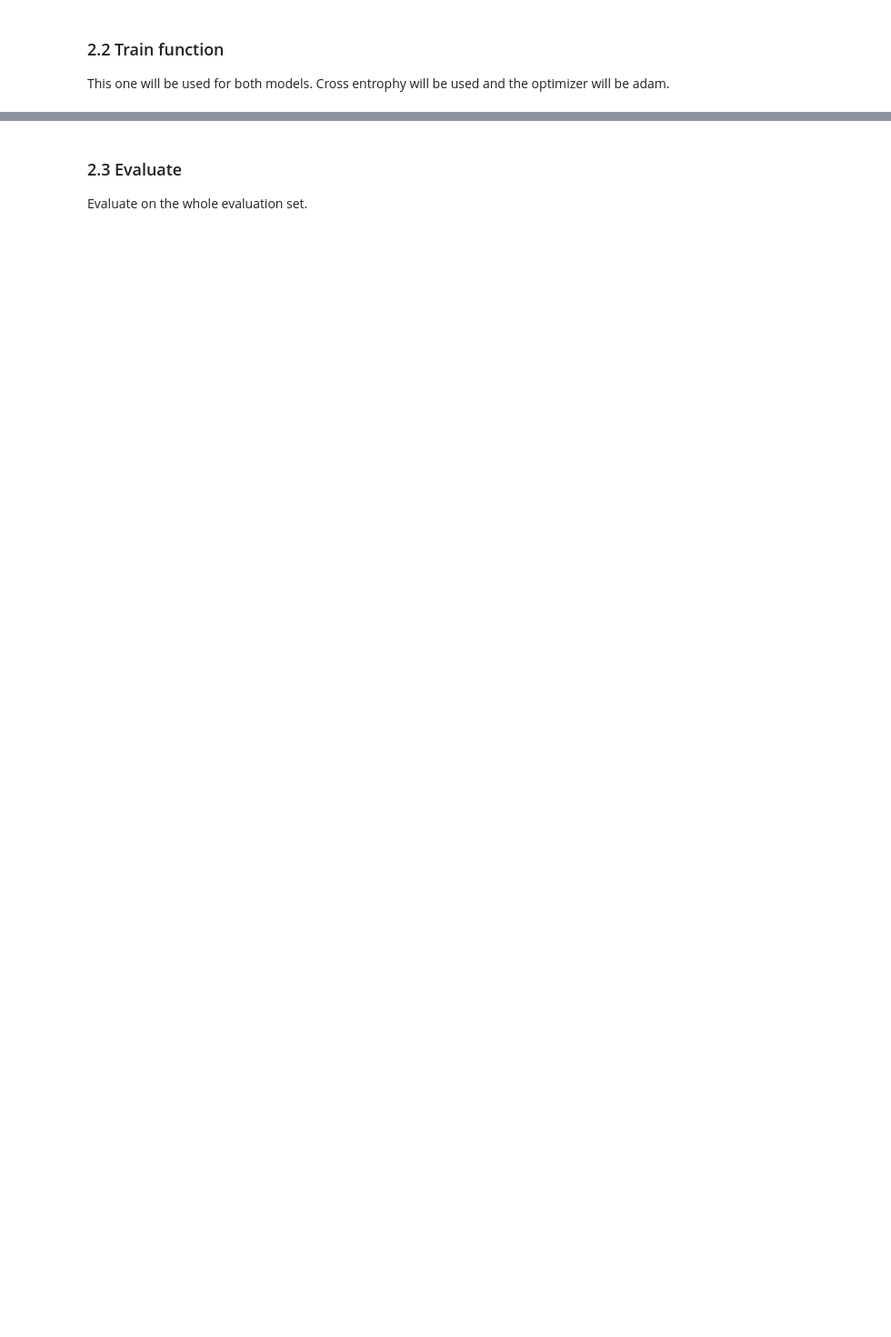
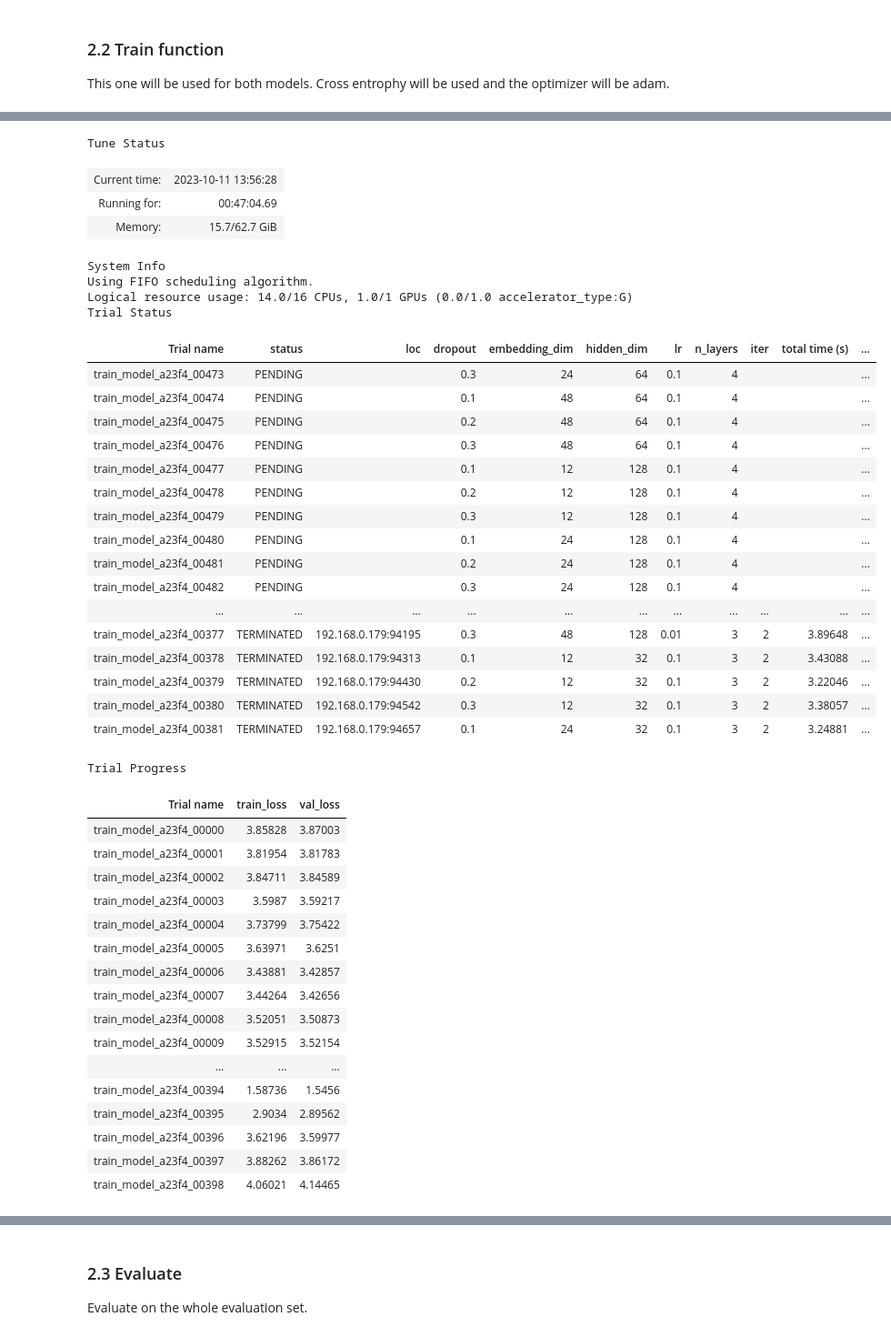
Before and after one commit to Kryptagora/JazzNet, a Jupyter notebook: Models.ipynb, the cells around one changed output, grey strips where cells are left out. Shown: that part at 91% size. Cells and saved outputs as stored; diff of their text form; code cells hidden in the pictures; blank space fills up the shorter version.

```diff
--- a/Models.ipynb
+++ b/Models.ipynb
@@ -276,0 +289,11 @@ Epoch 100/100: Train Loss: 0.8479 | Validation Loss: 1.3434
+# %%
+import ray
+from ray import train, tune
+
+config = {
+    "hidden_dim": tune.grid_search([48, 64, 128]),
+    "n_layers": tune.grid_search([2, 3]),
+    "embedding_dim": tune.grid_search([48, 64,92]),
+    "dropout": tune.grid_search([0.1, 0.2, 0.3]),
+    "lr": tune.grid_search([0.01, 0.02])
+}
@@ -276,0 +381,11 @@ Epoch 100/100: Train Loss: 0.8479 | Validation Loss: 1.3434
+# %%
+ray.init(ignore_reinit_error=True)
+analysis = tune.run(
+    train_model,
+    config=config,
+    num_samples=10,
+    resources_per_trial={"cpu": 14, "gpu": 1}
+)
+
+print("Best config: ", analysis.get_best_config(metric="val_loss", mode="min"))
+# %% [output]
@@ -276,0 +394,43 @@ Epoch 100/100: Train Loss: 0.8479 | Validation Loss: 1.3434
+Tune Status
+| Current time: | 2023-10-11 13:56:28 |
+| Running for: | 00:47:04.69 |
+| Memory: | 15.7/62.7 GiB |
+System Info
+Using FIFO scheduling algorithm.
+Logical resource usage: 14.0/16 CPUs, 1.0/1 GPUs (0.0/1.0 accelerator_type:G)
+Trial Status
+| Trial name | status | loc | dropout | embedding_dim | hidden_dim | lr | n_layers | iter | total time (s) | ... |
+| train_model_a23f4_00473 | PENDING |  | 0.3 | 24 | 64 | 0.1 | 4 |  |  | ... |
+| train_model_a23f4_00474 | PENDING |  | 0.1 | 48 | 64 | 0.1 | 4 |  |  | ... |
+| train_model_a23f4_00475 | PENDING |  | 0.2 | 48 | 64 | 0.1 | 4 |  |  | ... |
+| train_model_a23f4_00476 | PENDING |  | 0.3 | 48 | 64 | 0.1 | 4 |  |  | ... |
+| train_model_a23f4_00477 | PENDING |  | 0.1 | 12 | 128 | 0.1 | 4 |  |  | ... |
+| train_model_a23f4_00478 | PENDING |  | 0.2 | 12 | 128 | 0.1 | 4 |  |  | ... |
+| train_model_a23f4_00479 | PENDING |  | 0.3 | 12 | 128 | 0.1 | 4 |  |  | ... |
+| train_model_a23f4_00480 | PENDING |  | 0.1 | 24 | 128 | 0.1 | 4 |  |  | ... |
+| train_model_a23f4_00481 | PENDING |  | 0.2 | 24 | 128 | 0.1 | 4 |  |  | ... |
+| train_model_a23f4_00482 | PENDING |  | 0.3 | 24 | 128 | 0.1 | 4 |  |  | ... |
+| ... | ... | ... | ... | ... | ... | ... | ... | ... | ... | ... |
+| train_model_a23f4_00377 | TERMINATED | 192.168.0.179:94195 | 0.3 | 48 | 128 | 0.01 | 3 | 2 | 3.89648 | ... |
+| train_model_a23f4_00378 | TERMINATED | 192.168.0.179:94313 | 0.1 | 12 | 32 | 0.1 | 3 | 2 | 3.43088 | ... |
+| train_model_a23f4_00379 | TERMINATED | 192.168.0.179:94430 | 0.2 | 12 | 32 | 0.1 | 3 | 2 | 3.22046 | ... |
+| train_model_a23f4_00380 | TERMINATED | 192.168.0.179:94542 | 0.3 | 12 | 32 | 0.1 | 3 | 2 | 3.38057 | ... |
+| train_model_a23f4_00381 | TERMINATED | 192.168.0.179:94657 | 0.1 | 24 | 32 | 0.1 | 3 | 2 | 3.24881 | ... |
+Trial Progress
+| Trial name | train_loss | val_loss |
+| train_model_a23f4_00000 | 3.85828 | 3.87003 |
+| train_model_a23f4_00001 | 3.81954 | 3.81783 |
+| train_model_a23f4_00002 | 3.84711 | 3.84589 |
+| train_model_a23f4_00003 | 3.5987 | 3.59217 |
+| train_model_a23f4_00004 | 3.73799 | 3.75422 |
+| train_model_a23f4_00005 | 3.63971 | 3.6251 |
+| train_model_a23f4_00006 | 3.43881 | 3.42857 |
+| train_model_a23f4_00007 | 3.44264 | 3.42656 |
+| train_model_a23f4_00008 | 3.52051 | 3.50873 |
+| train_model_a23f4_00009 | 3.52915 | 3.52154 |
+| ... | ... | ... |
+| train_model_a23f4_00394 | 1.58736 | 1.5456 |
+| train_model_a23f4_00395 | 2.9034 | 2.89562 |
+| train_model_a23f4_00396 | 3.62196 | 3.59977 |
+| train_model_a23f4_00397 | 3.88262 | 3.86172 |
+| train_model_a23f4_00398 | 4.06021 | 4.14465 |
```
Also changed, not shown: parts of 22 cells of this notebook.
